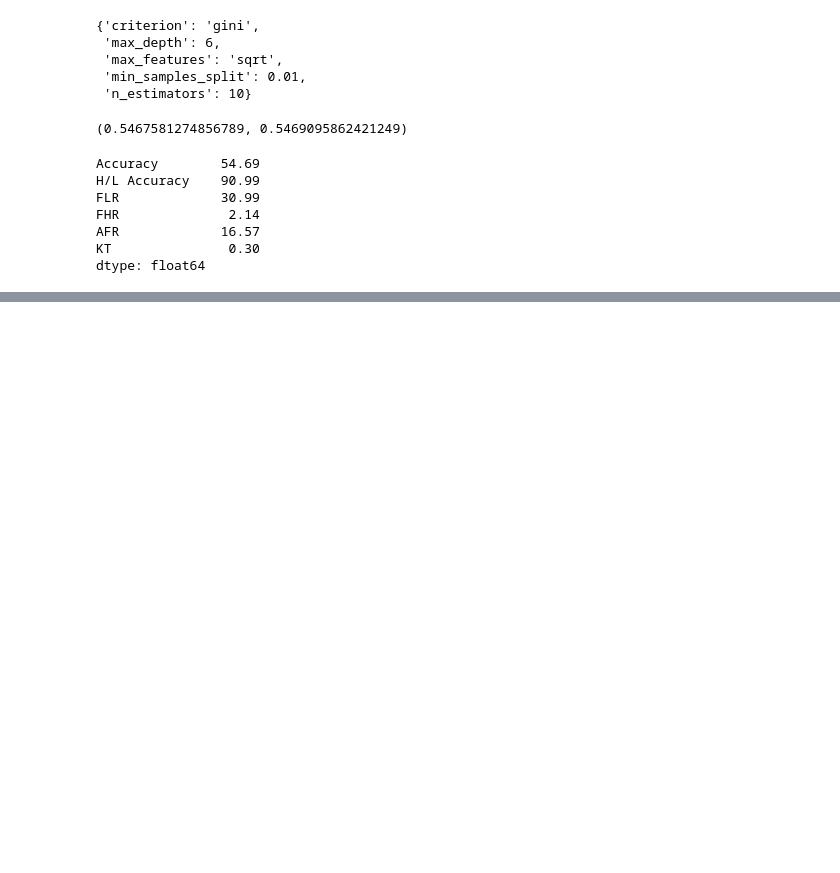
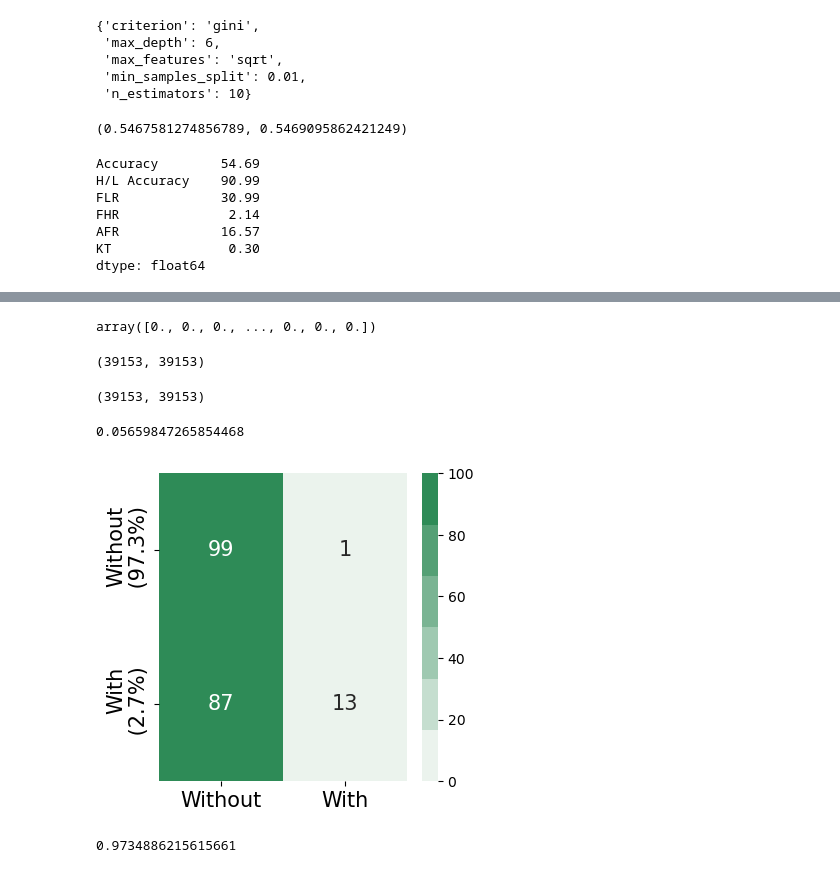
Before and after one commit to lin-bo/AutoLTS, a Jupyter notebook: ML_clf.ipynb, the cells around one changed output, grey strips where cells are left out. Cells and saved outputs as stored; diff of their text form; code cells hidden in the pictures; blank space fills up the shorter version.

```diff
--- a/ML_clf.ipynb
+++ b/ML_clf.ipynb
@@ -1170,0 +1227,41 @@ dtype: float64
+# %%
+y_pred = np.loadtxt('./data/maskformer_pred/bike_lane_binary.txt', delimiter=',')
+indi_train = np.loadtxt(f'./data/training_idx.txt').astype(int)
+indi_vali = np.loadtxt(f'./data/validation_idx.txt').astype(int)
+indi_test = np.loadtxt(f'./data/test_idx.txt').astype(int)
+indi = np.concatenate([indi_train, indi_vali, indi_test])
+cyc_onehot = np.loadtxt('./data/road/cyc_infras_onehot.txt', delimiter=',')
+cyc_onehot = cyc_onehot[indi]
+y_true = (cyc_onehot[:, :3].sum(axis=1) == 1).astype(int)
+# %%
+y_pred
+# %% [output]
+array([0., 0., 0., ..., 0., 0., 0.])
+# %%
+len(y_true), len(y_pred)
+# %% [output]
+(39153, 39153)
+# %%
+y_true = y_true[:len(y_pred)]
+len(y_true), len(y_pred)
+# %% [output]
+(39153, 39153)
+# %%
+y_true.sum()/len(y_true)
+# %% [output]
+0.05659847265854468
+# %%
+conf_mat = confusion_matrix(y_true, y_pred, normalize='true').round(2)
+# %%
+fig, ax = plt.subplots(figsize=(4, 4))
+sns.heatmap(conf_mat * 100, ax=ax, annot=True, cmap=sns.light_palette("seagreen", reverse=False),
+            vmin=0, vmax=100, annot_kws={'fontsize':15})
+ax.set_xticks([0.5, 1.5], ['Without', 'With'], size=15)
+ax.set_yticks([0.5, 1.5], ['Without\n (97.3%)', 'With\n (2.7%)'], size=15)
+plt.show()
+# %% [output]
+[figure, added]
+# %%
+(y_true == y_pred).sum() / len(y_true)
+# %% [output]
+0.9734886215615661
```
Also changed, not shown: parts of 8 cells of this notebook, 4 other files.
